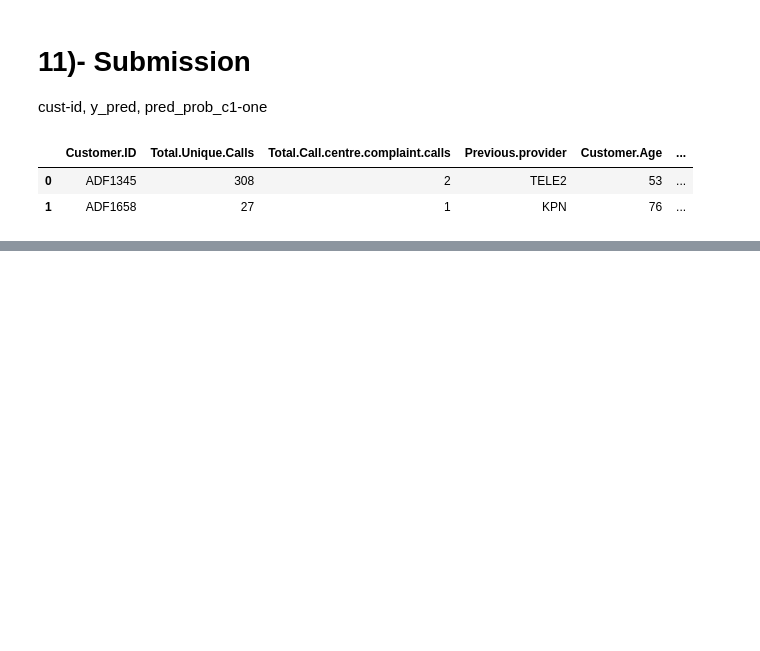
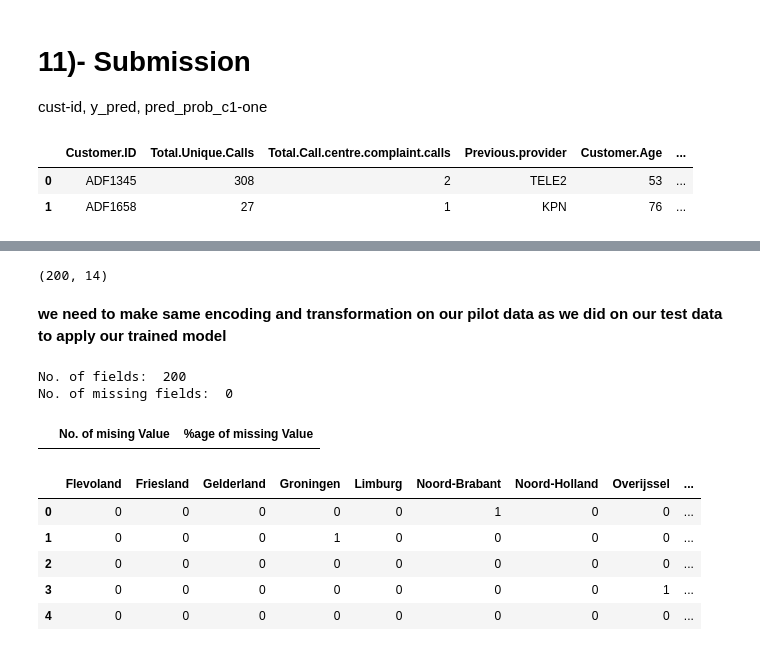
Before and after one commit to HassanSherwani/Telcom_Churn-End-End-Project-, a Jupyter notebook: Customer_Churn_Telecom.ipynb, the cells around one changed output, grey strips where cells are left out. Saved outputs shown, nothing was run; the diff lists cells and outputs as text; code cells hidden in the pictures; blank space fills up the shorter version.

```diff
--- a/Customer_Churn_Telecom.ipynb
+++ b/Customer_Churn_Telecom.ipynb
@@ -2962,6 +2960,8 @@ models.sort_values(by='Recall-Score', ascending=False)
 # 11)- Submission
 
 cust-id, y_pred, pred_prob_c1-one
+# %%
+df_pilot =pd.read_csv('Pilot_project.csv', encoding="ISO-8859-1")
 # %%
 df_pilot.head(2)
 # %% [output]
@@ -3032,0 +2981,8 @@ print(recall_score(y_test, y_pred_class))
+# %%
+df_pilot = df_pilot.drop(['Customer.ID','Customer.Municipality','Years.customer','Minutes.onnet','Minutes.offnet','Latitude','Longitude','LoginsSite.Last.6Months'], axis=1)
+# %%
+df_pilot.shape
+# %% [output]
+(200, 14)
+# %% [markdown]
+**we need to make same encoding and transformation on our pilot data as we did on our test data to apply our trained model**
@@ -3032,0 +2995,17 @@ print(recall_score(y_test, y_pred_class))
+# %%
+#missing values
+summary_missing(df_pilot)
+# %% [output]
+No. of fields:  200
+No. of missing fields:  0
+|  | No. of mising Value | %age of missing Value |
+# %%
+#encoding
+pd.get_dummies(df_pilot['Province']).iloc[:,1:].head()
+# %% [output]
+|  | Flevoland | Friesland | Gelderland | Groningen | Limburg | Noord-Brabant | Noord-Holland | Overijssel | ... |
+| 0 | 0 | 0 | 0 | 0 | 0 | 1 | 0 | 0 | ... |
+| 1 | 0 | 0 | 0 | 1 | 0 | 0 | 0 | 0 | ... |
+| 2 | 0 | 0 | 0 | 0 | 0 | 0 | 0 | 0 | ... |
+| 3 | 0 | 0 | 0 | 0 | 0 | 0 | 0 | 1 | ... |
+| 4 | 0 | 0 | 0 | 0 | 0 | 0 | 0 | 0 | ... |
```
Also changed, not shown: parts of 38 cells of this notebook.
